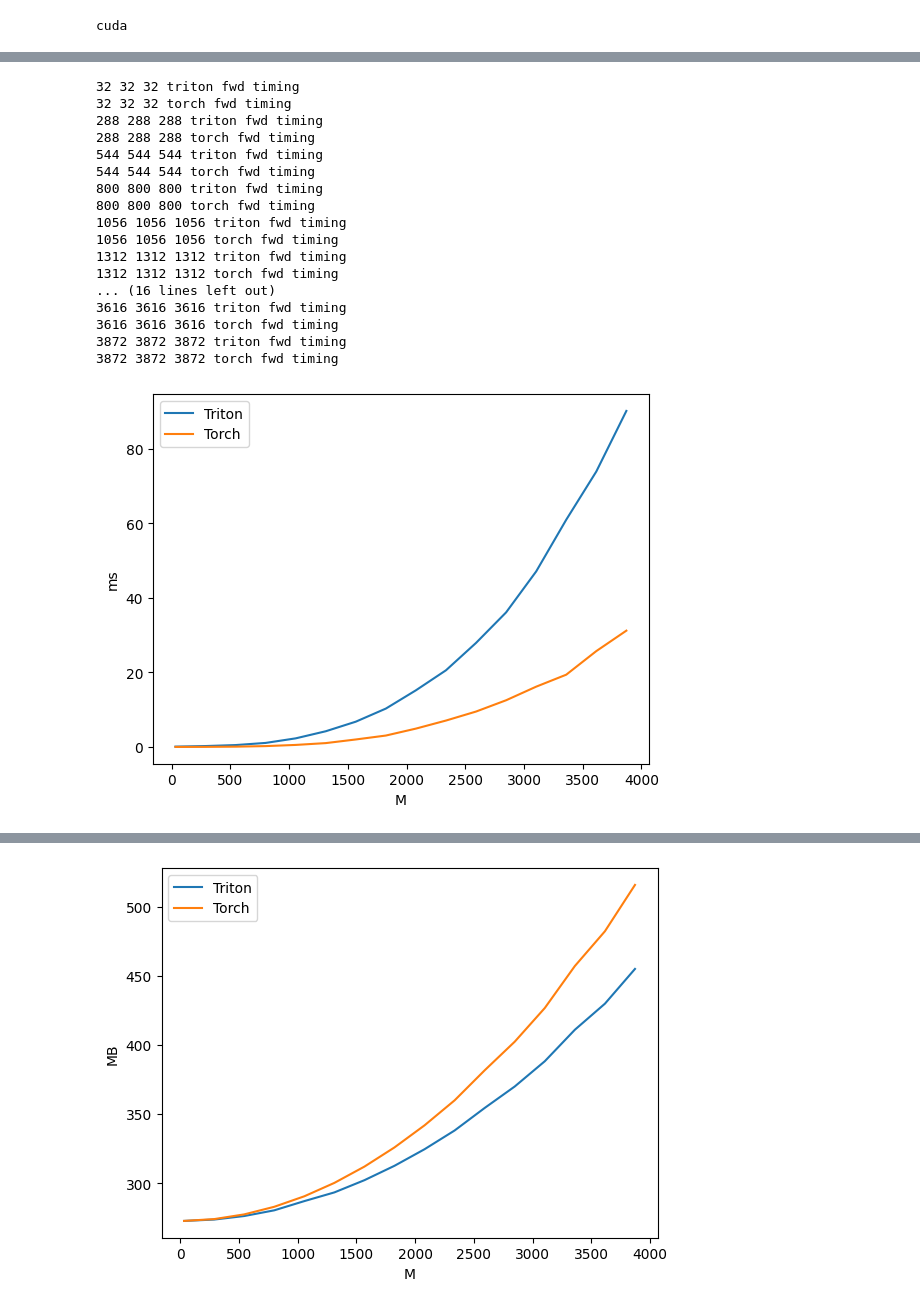
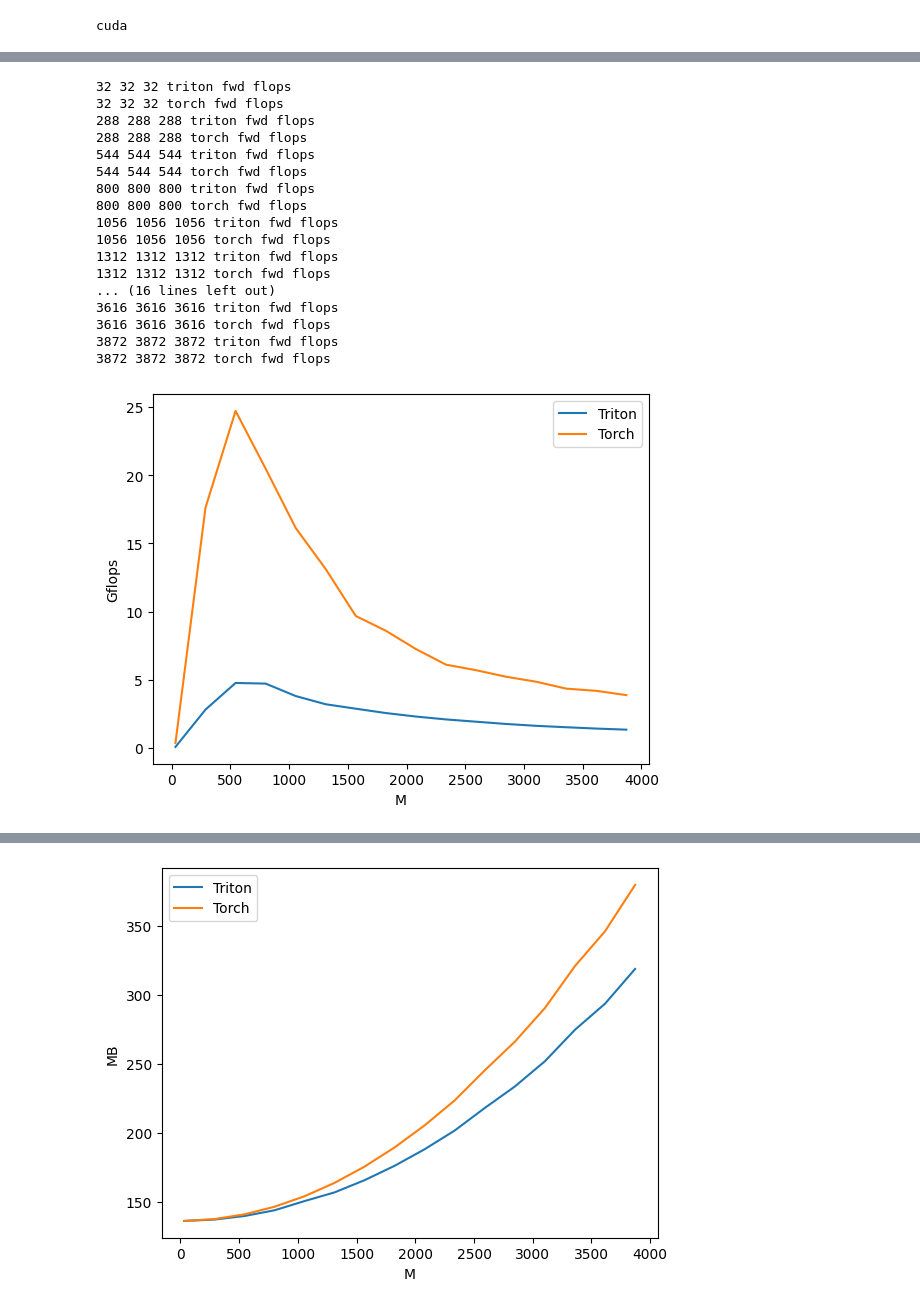
Before and after one commit to matteobonotto/triton, a Jupyter notebook: notebooks/fused_linear_act.ipynb, the cells around one changed output, grey strips where cells are left out. Saved outputs shown, nothing was run; the diff lists cells and outputs as text; code cells hidden in the pictures.

```diff
--- a/notebooks/fused_linear_act.ipynb
+++ b/notebooks/fused_linear_act.ipynb
@@ -290,12 +250,12 @@ base_benchmark_kwargs = {
 
 from copy import deepcopy
 configs = []
-for bench_kind in ['timing', 'memory']:
+for bench_kind in ['flops', 'memory']:
     for mode in ['fwd']: #, 'bwd']:
         _kwargs = deepcopy(base_benchmark_kwargs)
         _kwargs['args'].update({"mode" : mode})
         _kwargs['args'].update({"bench_kind" : bench_kind})
-        _kwargs['ylabel'] = 'ms' if bench_kind == 'timing' else 'MB'
+        _kwargs['ylabel'] = 'Gflops' if bench_kind == 'flops' else 'MB'
         _kwargs['plot_name'] += f' - {bench_kind} - {mode}'
         configs.append(triton.testing.Benchmark(**_kwargs))
 
@@ -339,21 +299,23 @@ def benchmark_kernel():
     def benchmark(M, N, K, provider, mode, bench_kind):
 
         print(M, N, K, provider, mode, bench_kind)
+        DTYPE = torch.float32
 
-        x = torch.rand(M, K).to(DEVICE) / M / K
-        W = torch.rand(K, N).to(DEVICE) / K / N
-        b = torch.rand(N).to(DEVICE) / N
+        x = torch.rand(M, K, dtype=DTYPE).to(DEVICE) / M / K
+        W = torch.rand(K, N, dtype=DTYPE).to(DEVICE) / K / N
+        b = torch.rand(N, dtype=DTYPE).to(DEVICE) / N
 
         stream = getattr(torch, DEVICE.type).Stream()
         getattr(torch, DEVICE.type).set_stream(stream)
-        if bench_kind == "timing":
+        if bench_kind == "flops":
             ms = triton.testing.do_bench(lambda: MAP_FWD_BKW[mode](x, W, b, provider))
             # gbps = lambda ms: 2 * x.numel() * x.element_size() * 1e-9 / (ms * 1e-3)
-            return ms #gbps(ms)
+            perf = lambda ms: 2 * M * N * K * 1e-12 / (ms * 1e-3)
+            return perf(ms)
         elif bench_kind == "memory":
             mem_mb = measure_memory(MAP_FWD_BKW[mode], x, W, b, provider)
             return mem_mb
-        raise ValueError(f"bench_kind must be either 'timing' or 'memory', got {bench_kind}")
+        raise ValueError(f"bench_kind must be either 'flops' or 'memory', got {bench_kind}")
 
     result_dfs = benchmark.run(show_plots=True, print_data=True, return_df=True)
     # for df, config in zip(result_dfs, configs):
@@ -594,12 +556,12 @@ base_benchmark_kwargs = {
 
 from copy import deepcopy
 configs = []
-for bench_kind in ['timing', 'memory']:
+for bench_kind in ['flops', 'memory']:
     for mode in ['fwd']: #, 'bwd']:
         _kwargs = deepcopy(base_benchmark_kwargs)
         _kwargs['args'].update({"mode" : mode})
         _kwargs['args'].update({"bench_kind" : bench_kind})
-        _kwargs['ylabel'] = 'ms' if bench_kind == 'timing' else 'MB'
+        _kwargs['ylabel'] = 'Gflops' if bench_kind == 'flops' else 'MB'
         _kwargs['plot_name'] += f' - {bench_kind} - {mode}'
         configs.append(triton.testing.Benchmark(**_kwargs))
 
@@ -608,7 +570,7 @@ def fwd(x, W, b, provider):
     if provider == "torch":
         return torch.nn.functional.gelu(x @ W.T + b)
     elif provider == 'triton':
-        return _linear_act_fwd(x, W, b, transpose_W=True)
+        return _linear_act_fwd(x, W.T, b, transpose_W=False)
     else:
         raise ValueError
 
@@ -639,49 +601,50 @@ def benchmark_kernel():
     # for c in configs:
     #     print(c.__dict__)
 
     @triton.testing.perf_report(configs)
     def benchmark(M, N, K, provider, mode, bench_kind):
 
         print(M, N, K, provider, mode, bench_kind)
 
         x = torch.rand(M, K).to(DEVICE) / M / K
         W = torch.rand(N, K).to(DEVICE) / K / N
         b = torch.rand(N).to(DEVICE) / N
 
         stream = getattr(torch, DEVICE.type).Stream()
         getattr(torch, DEVICE.type).set_stream(stream)
-        if bench_kind == "timing":
+        if bench_kind == "flops":
             ms = triton.testing.do_bench(lambda: MAP_FWD_BKW[mode](x, W, b, provider))
+            perf = lambda ms: 2 * M * N * K * 1e-12 / (ms * 1e-3)
             # gbps = lambda ms: 2 * x.numel() * x.element_size() * 1e-9 / (ms * 1e-3)
-            return ms #gbps(ms)
+            return perf(ms)
         elif bench_kind == "memory":
             mem_mb = measure_memory(MAP_FWD_BKW[mode], x, W, b, provider)
             return mem_mb
         raise ValueError(f"bench_kind must be either 'timing' or 'memory', got {bench_kind}")
 
     result_dfs = benchmark.run(show_plots=True, print_data=True, return_df=True)
     # for df, config in zip(result_dfs, configs):
     #     df.plot(x='N', ylabel = config.ylabel, title=config.plot_name, legend=True)
 
     return result_dfs
 
 result_dfs = benchmark_kernel()
 # %% [output]
-32 32 32 triton fwd timing
-32 32 32 torch fwd timing
-288 288 288 triton fwd timing
-288 288 288 torch fwd timing
-544 544 544 triton fwd timing
-544 544 544 torch fwd timing
-800 800 800 triton fwd timing
-800 800 800 torch fwd timing
-1056 1056 1056 triton fwd timing
-1056 1056 1056 torch fwd timing
-1312 1312 1312 triton fwd timing
-1312 1312 1312 torch fwd timing
+32 32 32 triton fwd flops
+32 32 32 torch fwd flops
+288 288 288 triton fwd flops
+288 288 288 torch fwd flops
+544 544 544 triton fwd flops
+544 544 544 torch fwd flops
+800 800 800 triton fwd flops
+800 800 800 torch fwd flops
+1056 1056 1056 triton fwd flops
+1056 1056 1056 torch fwd flops
+1312 1312 1312 triton fwd flops
+1312 1312 1312 torch fwd flops
 ... (16 lines left out)
-3616 3616 3616 triton fwd timing
-3616 3616 3616 torch fwd timing
-3872 3872 3872 triton fwd timing
-3872 3872 3872 torch fwd timing
+3616 3616 3616 triton fwd flops
+3616 3616 3616 torch fwd flops
+3872 3872 3872 triton fwd flops
+3872 3872 3872 torch fwd flops
-[figure, old version]
+[figure, new version]
@@ -702,6 +665,6 @@ softmax - timing - fwd:
 3616 3616 3616 torch fwd memory
 3872 3872 3872 triton fwd memory
 3872 3872 3872 torch fwd memory
-[figure, old version]
+[figure, new version]
 softmax - memory - fwd:
          M       N       K      Triton       Torch
```
Also changed, not shown: parts of 3 cells of this notebook.
